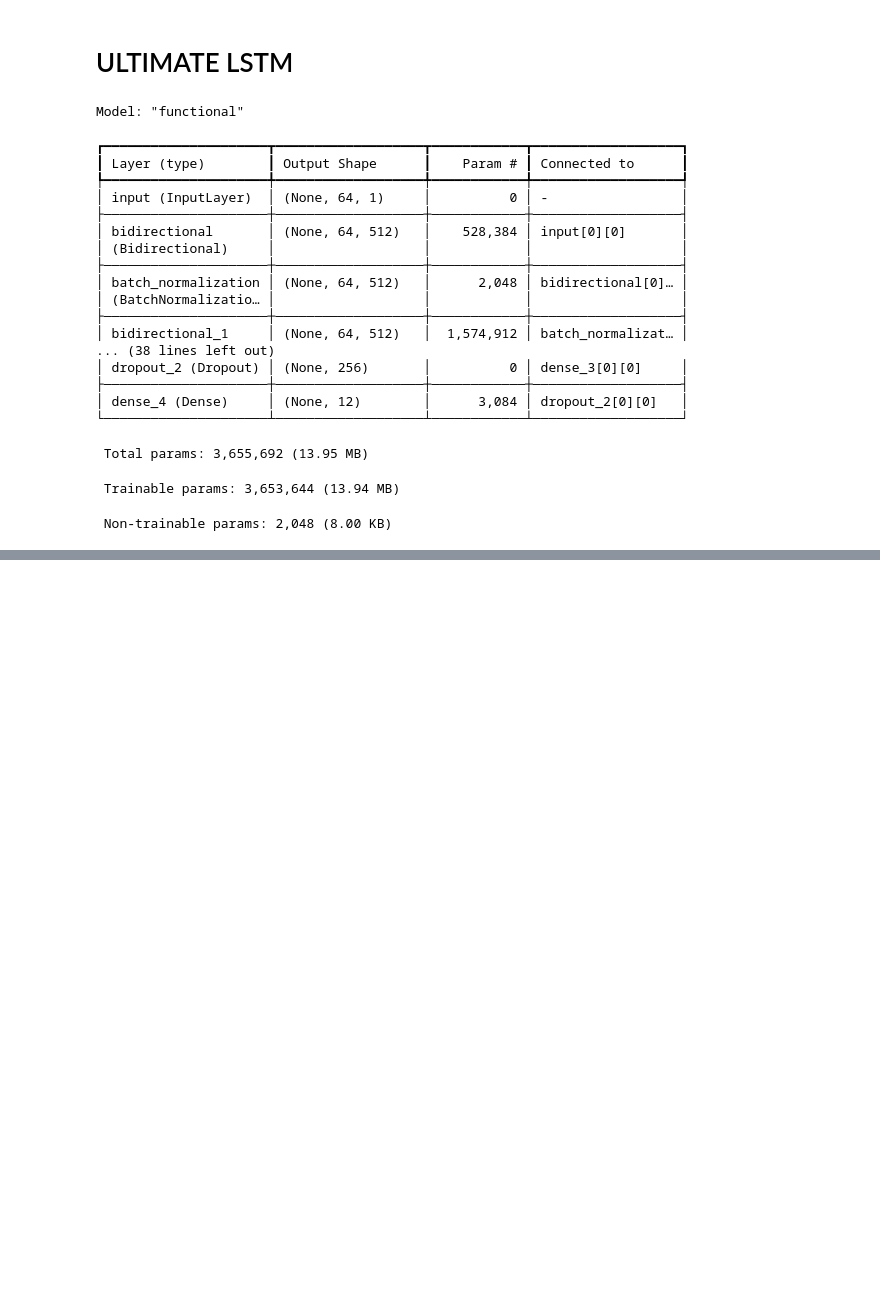
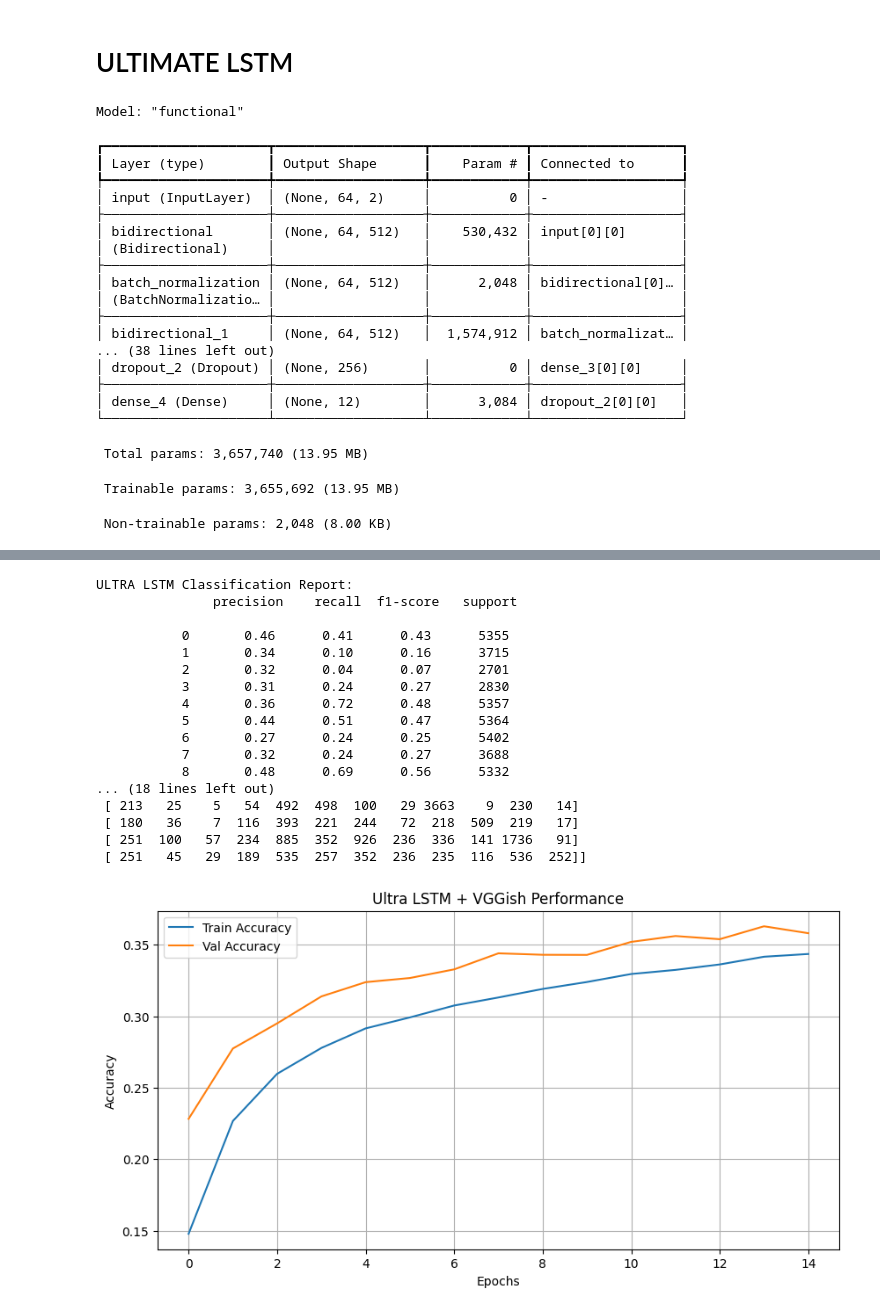
Before and after one commit to SMZ2000/PolyphonicInstrumentTuningDetection, a Jupyter notebook: FinalProject/FinalProject-Draft.ipynb, the cells around one changed output, grey strips where cells are left out. Drawn from its saved outputs; the diff is of its cells as text; code cells hidden in the pictures; blank space fills up the shorter version.

```diff
--- a/FinalProject/FinalProject-Draft.ipynb
+++ b/FinalProject/FinalProject-Draft.ipynb
@@ -1239,18 +1239,25 @@ import matplotlib.pyplot as plt
 import seaborn as sns
 from sklearn.metrics import classification_report, confusion_matrix
 from tensorflow.keras import backend as K
+from sklearn.model_selection import train_test_split
 import numpy as np
 
-# =========== ✅ Prepare input ===========
-X_train_lstm = X_train.reshape(X_train.shape[0], 64, 1)
-X_test_lstm  = X_test.reshape(X_test.shape[0], 64, 1)
-y_train_lstm = y_train
-y_test_lstm  = y_test
+# ====== ✅ RESHAPE VGGish embeddings to (64, 2) ======
+X_vgg_lstm = X_vgg.reshape(X_vgg.shape[0], 64, 2)
+y_vgg_lstm = y_vgg.astype(np.float32)
 
-# =========== ✅ Build ULTRA DEEP LSTM ===========
+# ====== ✅ Train/test split ======
+X_train_lstm, X_test_lstm, y_train_lstm, y_test_lstm = train_test_split(
+    X_vgg_lstm, y_vgg_lstm,
+    stratify=np.argmax(y_vgg_lstm, axis=1),
+    test_size=0.2,
+    random_state=42
+)
+
+# =========== ✅ Build ULTRA DEEP LSTM =========== #
 K.clear_session()
 
-input_layer = Input(shape=(64, 1), name="input")
+input_layer = Input(shape=(64, 2), name="input")
 
 # BiLSTM Block 1
 x = Bidirectional(LSTM(256, return_sequences=True, dropout=0.3, recurrent_dropout=0.2))(input_layer)
@@ -1285,7 +1292,7 @@ fc_final = Dropout(0.3)(fc_final)
 # Output
 output_layer = Dense(y_train_lstm.shape[1], activation='softmax')(fc_final)
 
-# =========== ✅ Compile Model ===========
+# =========== ✅ Compile Model =========== #
 lstm_model = Model(inputs=input_layer, outputs=output_layer)
 lstm_model.compile(
     optimizer=Adam(learning_rate=2e-4),
@@ -1295,23 +1302,23 @@ lstm_model.compile(
 
 lstm_model.summary()
 
-# =========== ✅ Callbacks ===========
+# =========== ✅ Callbacks =========== #
 lstm_callbacks = [
     EarlyStopping(monitor='val_loss', patience=8, restore_best_weights=True),
     ReduceLROnPlateau(monitor='val_loss', patience=4, factor=0.3, verbose=1)
 ]
 
-# =========== ✅ Train ===========
+# =========== ✅ Train =========== #
 lstm_history = lstm_model.fit(
     X_train_lstm, y_train_lstm,
     validation_data=(X_test_lstm, y_test_lstm),
-    epochs=6,
+    epochs=15,
     batch_size=64,
     callbacks=lstm_callbacks,
     verbose=1
 )
 
-# =========== ✅ Evaluate ===========
+# =========== ✅ Evaluate =========== #
 y_pred_probs_lstm = lstm_model.predict(X_test_lstm)
 y_pred_lstm = np.argmax(y_pred_probs_lstm, axis=1)
 y_true_lstm = np.argmax(y_test_lstm, axis=1)
@@ -1319,16 +1326,16 @@ y_true_lstm = np.argmax(y_test_lstm, axis=1)
 print("\nULTRA LSTM Classification Report:\n", classification_report(y_true_lstm, y_pred_lstm))
 print("\nConfusion Matrix:\n", confusion_matrix(y_true_lstm, y_pred_lstm))
 
-# =========== ✅ Save Model ===========
-lstm_model.save("ultra_lstm_out_of_tune_model.h5")
+# =========== ✅ Save Model =========== #
+lstm_model.save("ultra_lstm_vggish_model.h5")
 
-# =========== ✅ Plot Performance ===========
+# =========== ✅ Plot Performance =========== #
 plt.figure(figsize=(10, 5))
 plt.plot(lstm_history.history['accuracy'], label='Train Accuracy')
 plt.plot(lstm_history.history['val_accuracy'], label='Val Accuracy')
 plt.xlabel('Epochs')
 plt.ylabel('Accuracy')
-plt.title('Ultra LSTM Training Performance')
+plt.title('Ultra LSTM + VGGish Performance')
 plt.grid()
 plt.legend()
 plt.show()
@@ -1337,7 +1344,7 @@ plt.show()
 cm = confusion_matrix(y_true_lstm, y_pred_lstm)
 plt.figure(figsize=(8, 6))
 sns.heatmap(cm, annot=True, fmt="d", cmap="Blues")
-plt.title("Ultra LSTM Confusion Matrix")
+plt.title("Ultra LSTM + VGGish Confusion Matrix")
 plt.xlabel("Predicted")
 plt.ylabel("Actual")
 plt.tight_layout()
@@ -1347,9 +1354,9 @@ Model: "functional"
 ┏━━━━━━━━━━━━━━━━━━━━━┳━━━━━━━━━━━━━━━━━━━┳━━━━━━━━━━━━┳━━━━━━━━━━━━━━━━━━━┓
 ┃ Layer (type)        ┃ Output Shape      ┃    Param # ┃ Connected to      ┃
 ┡━━━━━━━━━━━━━━━━━━━━━╇━━━━━━━━━━━━━━━━━━━╇━━━━━━━━━━━━╇━━━━━━━━━━━━━━━━━━━┩
-│ input (InputLayer)  │ (None, 64, 1)     │          0 │ -                 │
+│ input (InputLayer)  │ (None, 64, 2)     │          0 │ -                 │
 ├─────────────────────┼───────────────────┼────────────┼───────────────────┤
-│ bidirectional       │ (None, 64, 512)   │    528,384 │ input[0][0]       │
+│ bidirectional       │ (None, 64, 512)   │    530,432 │ input[0][0]       │
 │ (Bidirectional)     │                   │            │                   │
 ├─────────────────────┼───────────────────┼────────────┼───────────────────┤
 │ batch_normalization │ (None, 64, 512)   │      2,048 │ bidirectional[0]… │
@@ -1361,6 +1368,6 @@ Model: "functional"
 ├─────────────────────┼───────────────────┼────────────┼───────────────────┤
 │ dense_4 (Dense)     │ (None, 12)        │      3,084 │ dropout_2[0][0]   │
 └─────────────────────┴───────────────────┴────────────┴───────────────────┘
- Total params: 3,655,692 (13.95 MB)
+ Total params: 3,657,740 (13.95 MB)
- Trainable params: 3,653,644 (13.94 MB)
+ Trainable params: 3,655,692 (13.95 MB)
  Non-trainable params: 2,048 (8.00 KB)
@@ -1369,0 +1392,18 @@ KeyboardInterrupt:
+ULTRA LSTM Classification Report:
+               precision    recall  f1-score   support
+
+           0       0.46      0.41      0.43      5355
+           1       0.34      0.10      0.16      3715
+           2       0.32      0.04      0.07      2701
+           3       0.31      0.24      0.27      2830
+           4       0.36      0.72      0.48      5357
+           5       0.44      0.51      0.47      5364
+           6       0.27      0.24      0.25      5402
+           7       0.32      0.24      0.27      3688
+           8       0.48      0.69      0.56      5332
+... (18 lines left out)
+ [ 213   25    5   54  492  498  100   29 3663    9  230   14]
+ [ 180   36    7  116  393  221  244   72  218  509  219   17]
+ [ 251  100   57  234  885  352  926  236  336  141 1736   91]
+ [ 251   45   29  189  535  257  352  236  235  116  536  252]]
+[figure, added]
```
Also changed, not shown: parts of 3 cells of this notebook.
